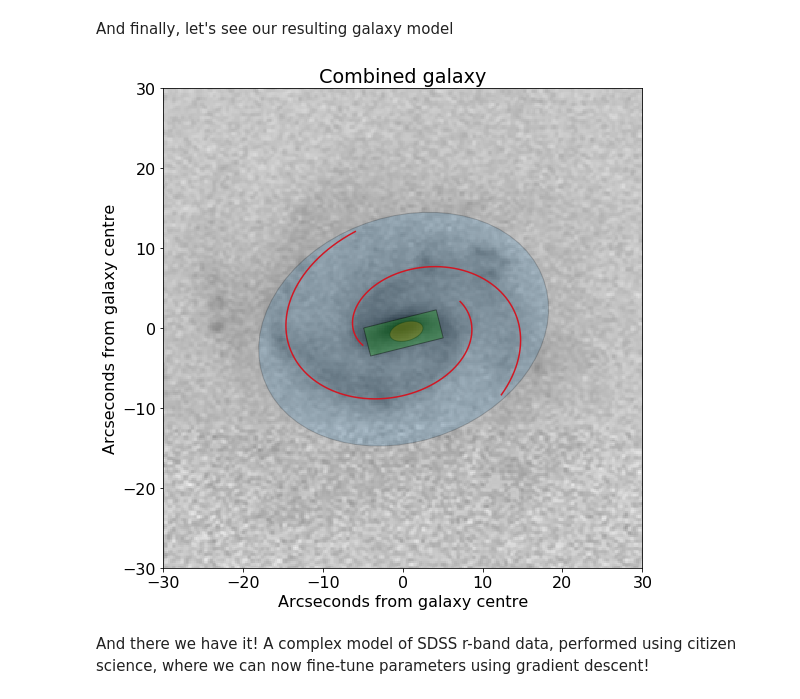
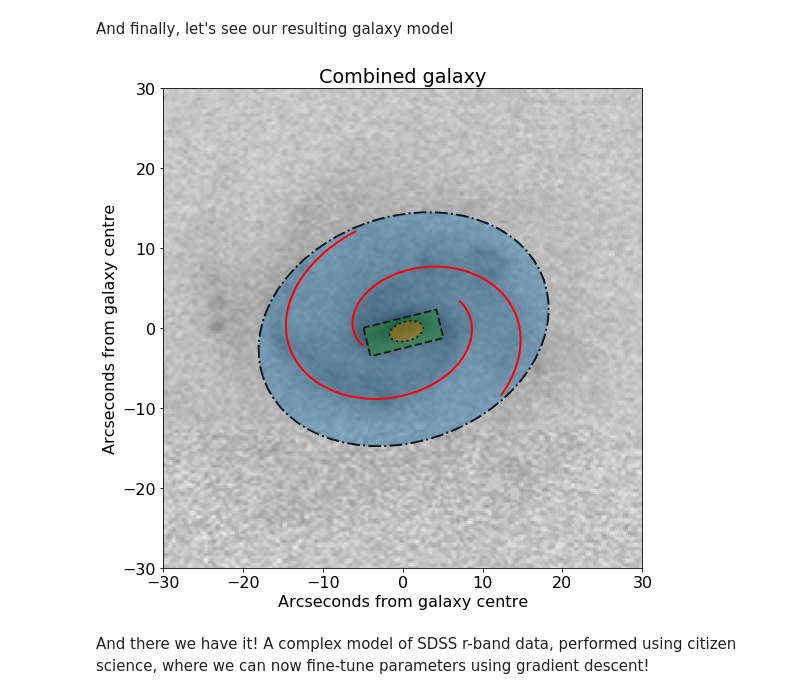
Before and after one commit to tingard/gzbuilder_results, a Jupyter notebook: example__cluster_components.ipynb, the cells around one changed output. Saved outputs shown, nothing was run; the diff lists cells and outputs as text; code cells hidden in the pictures.

```diff
--- a/example__cluster_components.ipynb
+++ b/example__cluster_components.ipynb
@@ -159,27 +159,27 @@ ax0.imshow(pic_array, **imshow_kwargs)
 for comp in geoms['disk'].values:
     if comp is not None:
         ax0.add_patch(
-            PolygonPatch(transform_patch(comp), fc='C0', ec='k',
-                         alpha=0.2, zorder=3)
+            PolygonPatch(transform_patch(comp), fc='none', ec='k',
+                         zorder=3)
         )
 ax1.imshow(pic_array, **imshow_kwargs)
 for comp in geoms['bulge'].values:
     if comp is not None:
         ax1.add_patch(
-            PolygonPatch(transform_patch(comp), fc='C1', ec='k',
-                         alpha=0.5, zorder=3)
+            PolygonPatch(transform_patch(comp), fc='none', ec='k',
+                         zorder=3)
         )
 ax2.imshow(pic_array, **imshow_kwargs)
 for comp in geoms['bar'].values:
     if comp is not None:
         ax2.add_patch(
-            PolygonPatch(transform_patch(comp), fc='C2', ec='k',
-                         alpha=0.2, zorder=3)
+            PolygonPatch(transform_patch(comp), fc='none', ec='k',
+                         zorder=3)
         )
 ax3.imshow(pic_array, **imshow_kwargs)
 for arm in arms:
     for a in arm.arms:
-        ax3.plot(*transform_arm(a).T, 'r', alpha=0.5, linewidth=3)
+        ax3.plot(*transform_arm(a).T, 'k', alpha=0.5, linewidth=1)
 
 for i, ax in enumerate((ax0, ax1, ax2, ax3)):
     ax.set_xlim(imshow_kwargs['extent'][:2])
@@ -329,36 +361,49 @@ plt.savefig('method-paper-plots/LOF_cleaning.pdf', bbox_inches='tight')
 # %% [markdown]
 And finally, let's see our resulting galaxy model
 # %%
-mean_disk_patch, mean_bulge_patch, mean_bar_patch = make_patches()
+# mean_disk_patch, mean_bulge_patch, mean_bar_patch = make_patches(lw=3)
+edge_patches = make_patches(
+    c=('none', 'none', 'none'),
+    alpha=1,
+    lw=2,
+)
+face_patches = make_patches(
+    ec='none',
+)
 plt.figure(figsize=(8,8))
 plt.title('Combined galaxy')
 plt.imshow(pic_array, **imshow_kwargs)
 try:
-    plt.gca().add_patch(mean_disk_patch)
+    plt.gca().add_patch(edge_patches[0])
+    plt.gca().add_patch(face_patches[0])
 except AttributeError:
     pass
 try:
-    plt.gca().add_patch(mean_bulge_patch)
+    plt.gca().add_patch(edge_patches[2])
+    plt.gca().add_patch(face_patches[2])
+
 except AttributeError:
     pass
 try:
-    plt.gca().add_patch(mean_bar_patch)
+    plt.gca().add_patch(edge_patches[1])
+    plt.gca().add_patch(face_patches[1])
+
 except AttributeError:
     pass
 
 for arm in arms:
     a = transform_arm(arm.reprojected_log_spiral)
-    plt.plot(*a.T, 'r')
+    plt.plot(*a.T, 'r', lw=2, zorder=4)
 
 
 plt.xlabel('Arcseconds from galaxy centre')
 plt.ylabel('Arcseconds from galaxy centre')
 plt.xlim(-disk_crop, disk_crop)
 plt.ylim(-disk_crop, disk_crop)
 
 plt.tight_layout()
 plt.savefig('method-paper-plots/aggregate_model.pdf', bbox_inches='tight')
 # %% [output]
-[figure, old version]
+[figure, new version]
 # %% [markdown]
 And there we have it! A complex model of SDSS r-band data, performed using citizen science, where we can now fine-tune parameters using gradient descent!
```
Also changed, not shown: parts of 3 cells of this notebook, 22 other files.
